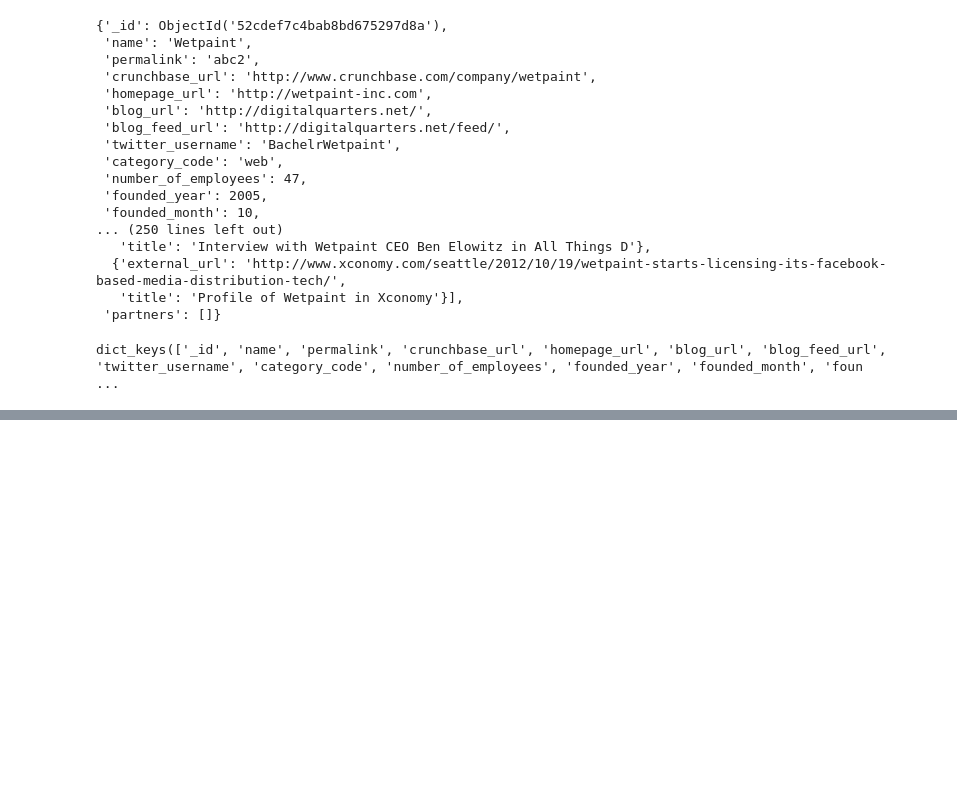
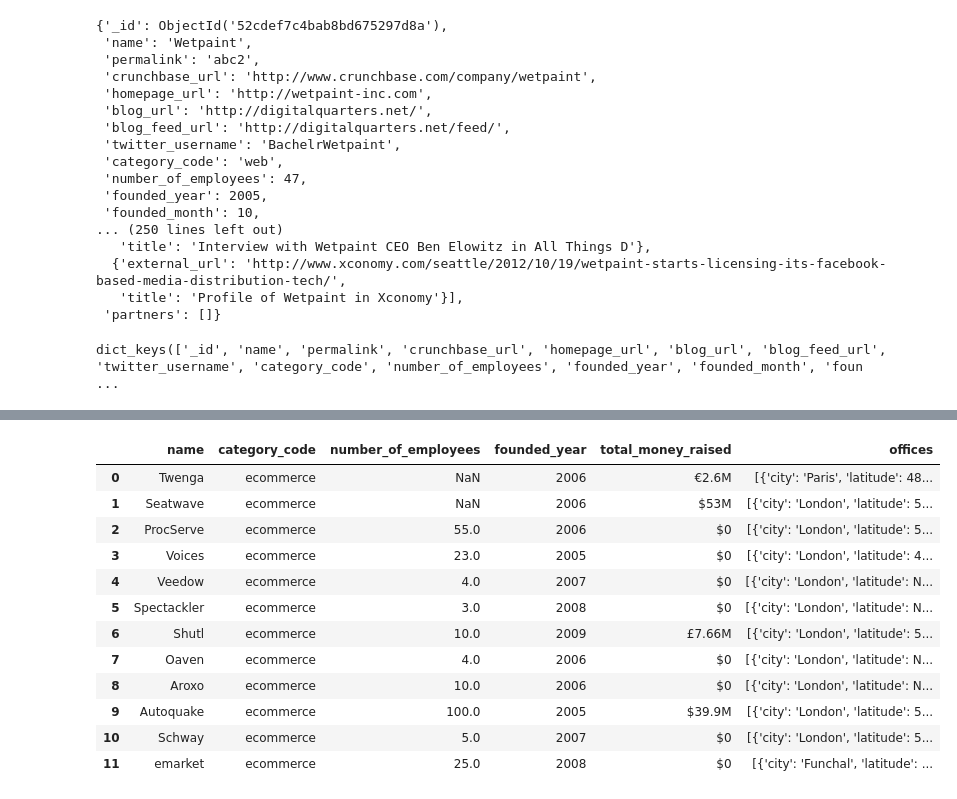
Before and after one commit to leticia-sobrino/W4-geospatial-data-project, a Jupyter notebook: Untitled.ipynb, the cells around one changed output, grey strips where cells are left out. Drawn from its saved outputs; the diff is of its cells as text; code cells hidden in the pictures; blank space fills up the shorter version.

```diff
--- a/Untitled.ipynb
+++ b/Untitled.ipynb
@@ -115,0 +355,33 @@ list(london_companies)
+# %%
+df_London = pd.DataFrame(collection.find(
+    {"$and": [
+        {"offices.city": "London"},
+        {"category_code" : "ecommerce"},
+        {"founded_year" : {"$gt": 2004}}
+    ]},
+    {"name": 1,
+     "category_code": 1,
+     "founded_year": 1,
+     "number_of_employees": 1,
+     "total_money_raised" : 1,
+     "offices.city":1,
+     "offices.longitude": 1,
+     "offices.latitude": 1,
+     "_id": 0}
+))
+
+df_London
+# %% [output]
+|  | name | category_code | number_of_employees | founded_year | total_money_raised | offices |
+| 0 | Twenga | ecommerce | NaN | 2006 | €2.6M | [{'city': 'Paris', 'latitude': 48... |
+| 1 | Seatwave | ecommerce | NaN | 2006 | $53M | [{'city': 'London', 'latitude': 5... |
+| 2 | ProcServe | ecommerce | 55.0 | 2006 | $0 | [{'city': 'London', 'latitude': 5... |
+| 3 | Voices | ecommerce | 23.0 | 2005 | $0 | [{'city': 'London', 'latitude': 4... |
+| 4 | Veedow | ecommerce | 4.0 | 2007 | $0 | [{'city': 'London', 'latitude': N... |
+| 5 | Spectackler | ecommerce | 3.0 | 2008 | $0 | [{'city': 'London', 'latitude': N... |
+| 6 | Shutl | ecommerce | 10.0 | 2009 | £7.66M | [{'city': 'London', 'latitude': 5... |
+| 7 | Oaven | ecommerce | 4.0 | 2006 | $0 | [{'city': 'London', 'latitude': N... |
+| 8 | Aroxo | ecommerce | 10.0 | 2006 | $0 | [{'city': 'London', 'latitude': N... |
+| 9 | Autoquake | ecommerce | 100.0 | 2005 | $39.9M | [{'city': 'London', 'latitude': 5... |
+| 10 | Schway | ecommerce | 5.0 | 2007 | $0 | [{'city': 'London', 'latitude': 5... |
+| 11 | emarket | ecommerce | 25.0 | 2008 | $0 | [{'city': 'Funchal', 'latitude': ... |
```
Also changed, not shown: parts of 50 cells of this notebook.
